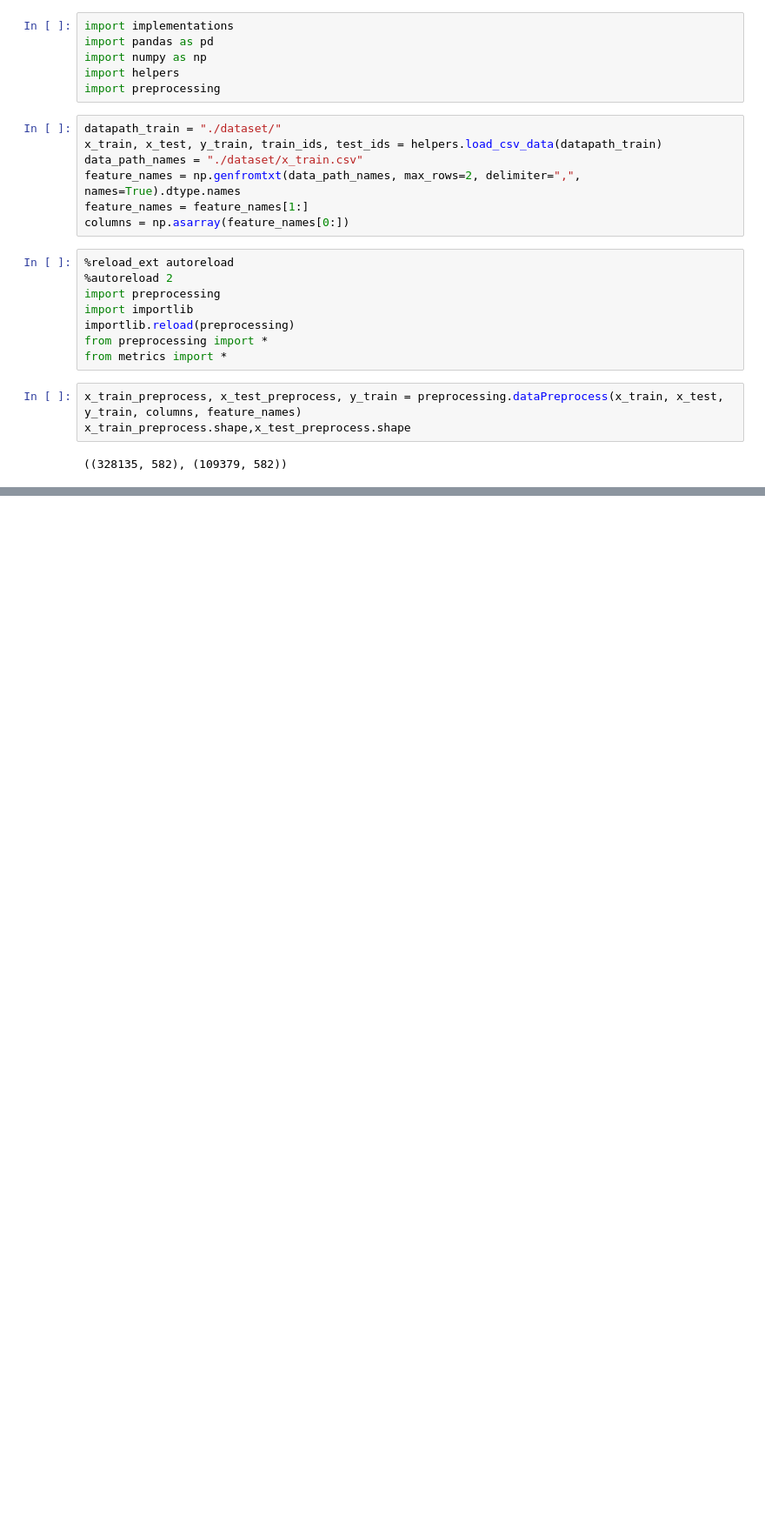
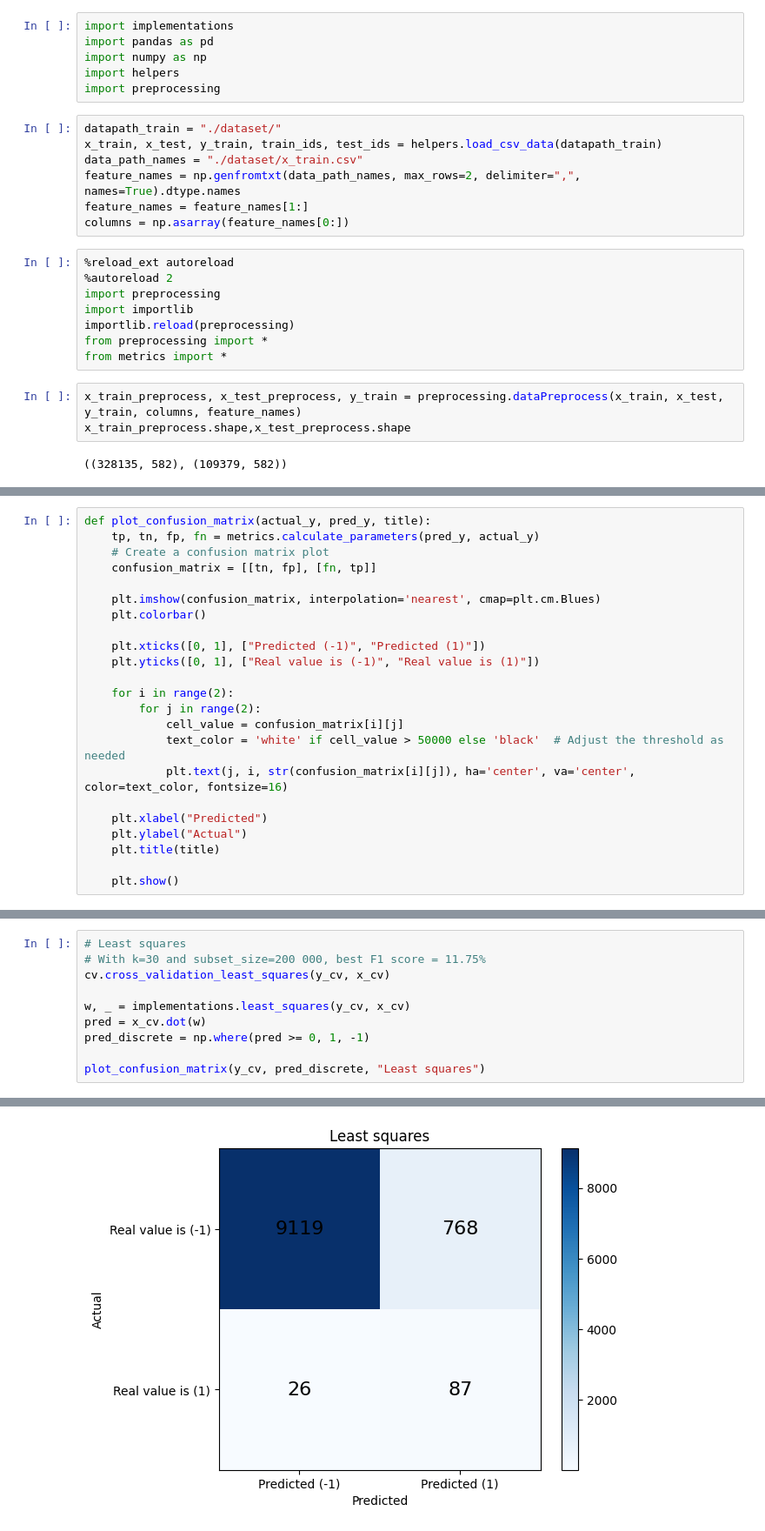
Before and after one commit to mimimamalah/CVD_prediction, a Jupyter notebook: run.ipynb, the cells around one changed output, grey strips where cells are left out. Shown at 87% size. Saved outputs shown, nothing was run; the diff lists cells and outputs as text; blank space fills up the shorter version.

```diff
--- a/run.ipynb
+++ b/run.ipynb
@@ -26,0 +49,23 @@ x_train_preprocess.shape,x_test_preprocess.shape
+# %%
+def plot_confusion_matrix(actual_y, pred_y, title):
+    tp, tn, fp, fn = metrics.calculate_parameters(pred_y, actual_y)
+    # Create a confusion matrix plot
+    confusion_matrix = [[tn, fp], [fn, tp]]
+
+    plt.imshow(confusion_matrix, interpolation='nearest', cmap=plt.cm.Blues)
+    plt.colorbar()
+
+    plt.xticks([0, 1], ["Predicted (-1)", "Predicted (1)"])
+    plt.yticks([0, 1], ["Real value is (-1)", "Real value is (1)"])
+
+    for i in range(2):
+        for j in range(2):
+            cell_value = confusion_matrix[i][j]
+            text_color = 'white' if cell_value > 50000 else 'black'  # Adjust the threshold as needed
+            plt.text(j, i, str(confusion_matrix[i][j]), ha='center', va='center', color=text_color, fontsize=16)
+
+    plt.xlabel("Predicted")
+    plt.ylabel("Actual")
+    plt.title(title)
+
+    plt.show()
@@ -26,0 +81,11 @@ x_train_preprocess.shape,x_test_preprocess.shape
+# %%
+# Least squares
+# With k=30 and subset_size=200 000, best F1 score = 11.75%
+cv.cross_validation_least_squares(y_cv, x_cv)
+
+w, _ = implementations.least_squares(y_cv, x_cv)
+pred = x_cv.dot(w)
+pred_discrete = np.where(pred >= 0, 1, -1)
+
+plot_confusion_matrix(y_cv, pred_discrete, "Least squares")
+# %% [output]
@@ -26,0 +96 @@ x_train_preprocess.shape,x_test_preprocess.shape
+[figure, added]
```
Also changed, not shown: parts of 6 cells of this notebook, 1 other file.
